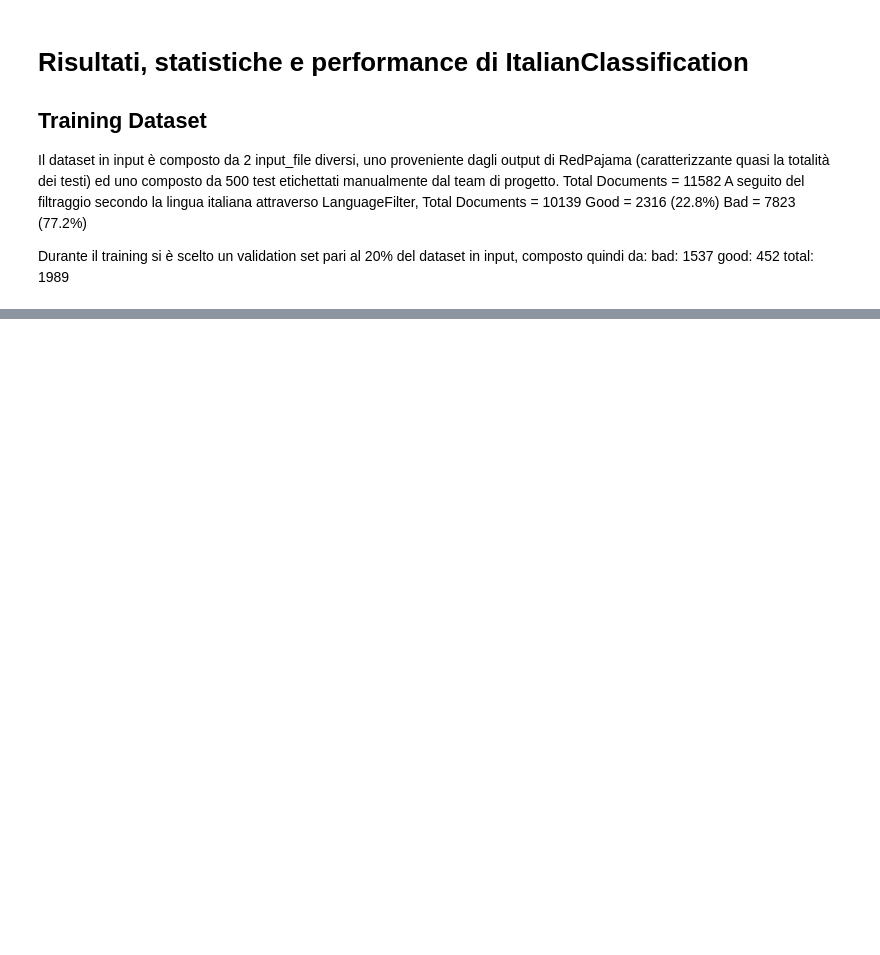
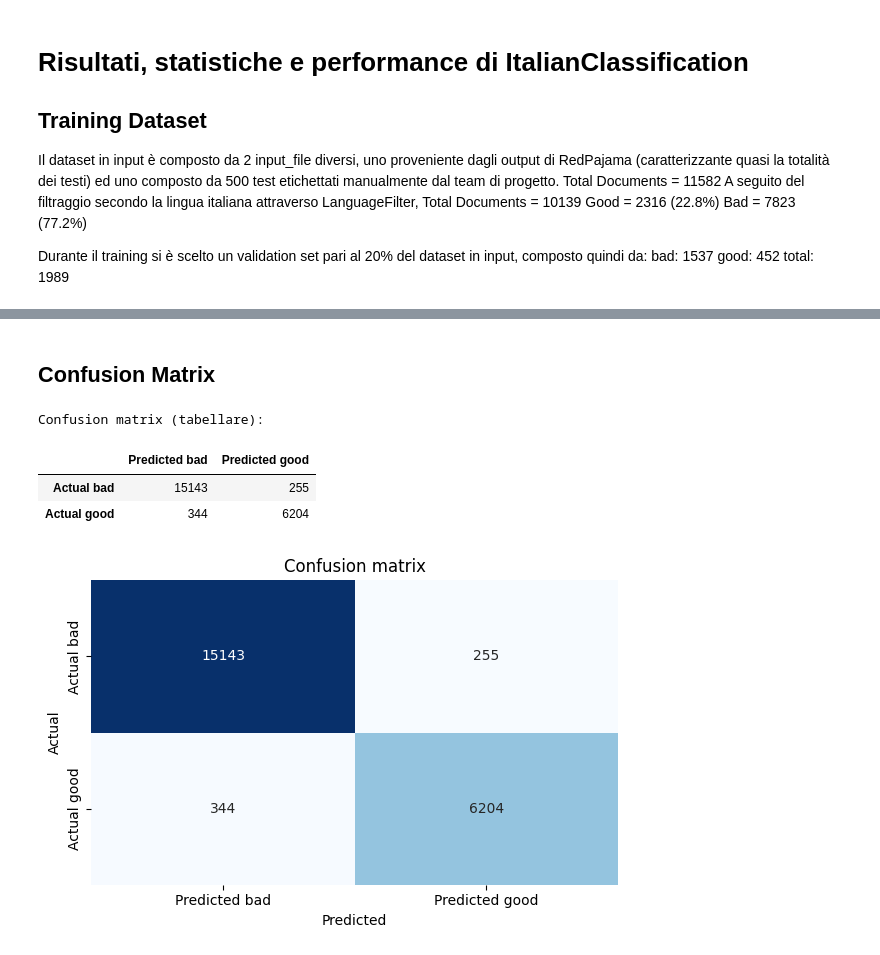
Before and after one commit to GIOSTE52/ita-llm-pipeline, a Jupyter notebook: notebooks/report.ipynb, the cells around one changed output, grey strips where cells are left out. Saved outputs shown, nothing was run; the diff lists cells and outputs as text; code cells hidden in the pictures; blank space fills up the shorter version.

Commit message:
prima valutazione modello con data/test

```diff
--- a/notebooks/report.ipynb
+++ b/notebooks/report.ipynb
@@ -202,0 +216,28 @@ length,white_space_ratio,non_alpha_digit_ratio,digit_ratio,uppercase_ratio,elips
+# %% [markdown]
+## Confusion Matrix
+# %%
+import seaborn as sns
+
+cm_df = pd.DataFrame(
+    cm,
+    index=["Actual bad", "Actual good"],
+    columns=["Predicted bad", "Predicted good"],
+)
+print("\nConfusion matrix (tabellare):")
+display(cm_df)
+
+import matplotlib.pyplot as plt
+
+plt.figure(figsize=(6, 4))
+sns.heatmap(cm_df, annot=True, fmt="d", cmap="Blues", cbar=False)
+plt.title("Confusion matrix")
+plt.ylabel("Actual")
+plt.xlabel("Predicted")
+plt.tight_layout()
+plt.show()
+# %% [output]
+Confusion matrix (tabellare):
+|  | Predicted bad | Predicted good |
+| Actual bad | 15143 | 255 |
+| Actual good | 344 | 6204 |
+[figure, added]
```
Also changed, not shown: parts of 7 cells of this notebook, 14 other files.
